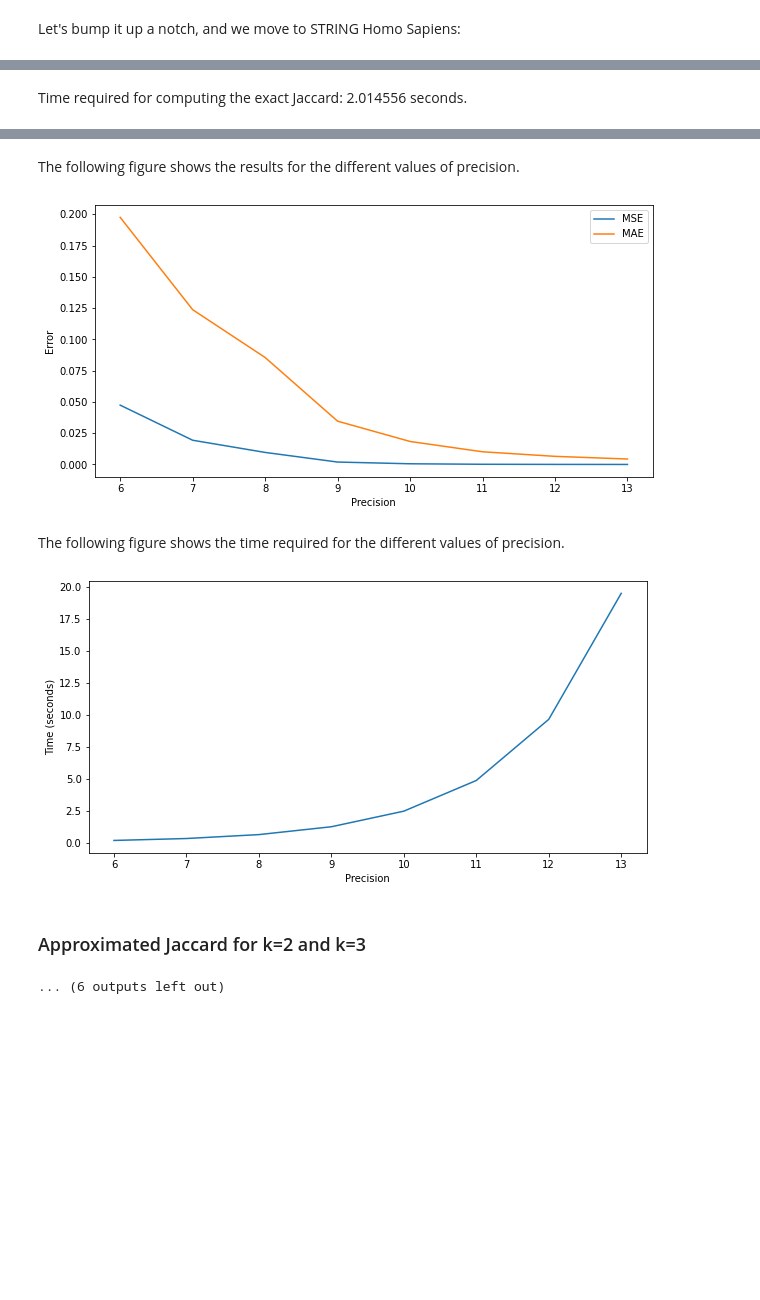
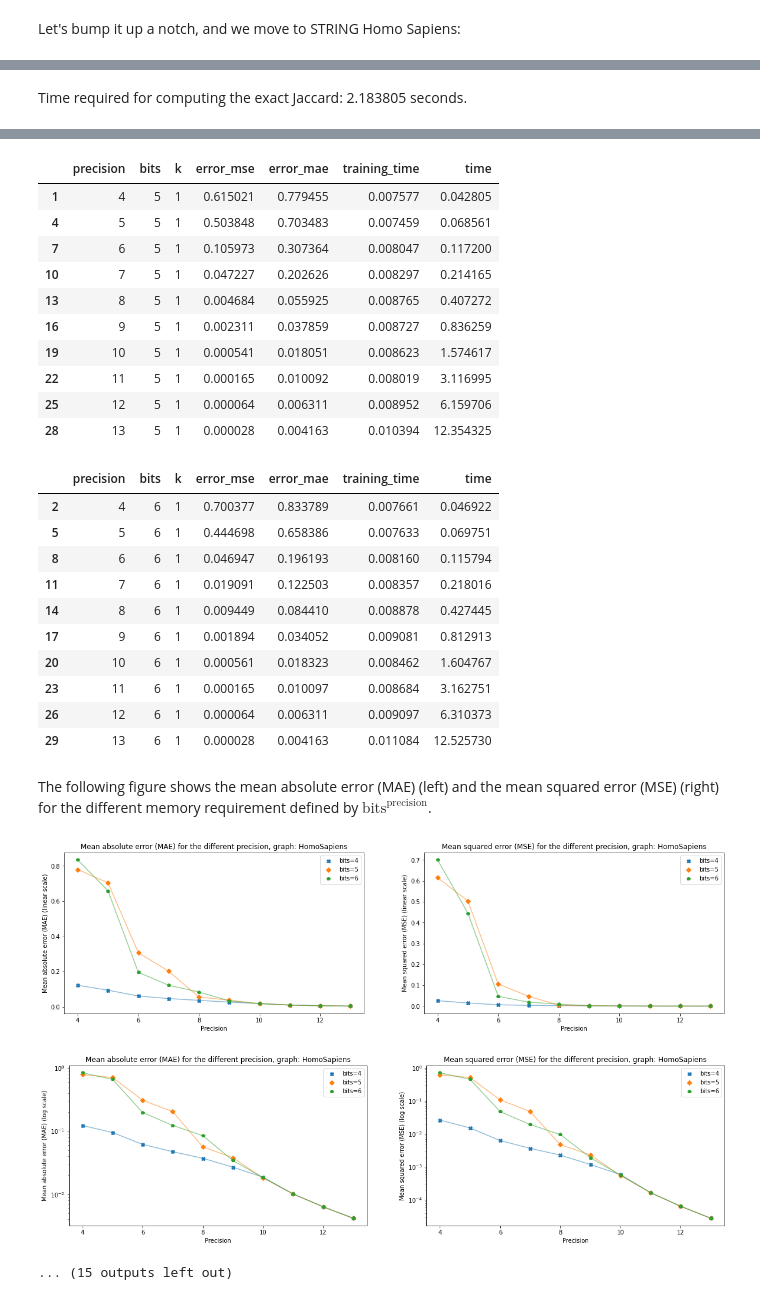
Before and after one commit to AnacletoLAB/grape, a Jupyter notebook: tutorials/Approximated k-hops Jaccard with GRAPE & HyperLogLog.ipynb, the cells around one changed output, grey strips where cells are left out. Saved outputs shown, nothing was run; the diff lists cells and outputs as text; code cells hidden in the pictures; blank space fills up the shorter version.

```diff
--- a/tutorials/Approximated k-hops Jaccard with GRAPE & HyperLogLog.ipynb
+++ b/tutorials/Approximated k-hops Jaccard with GRAPE & HyperLogLog.ipynb
@@ -166,7 +185,7 @@ We retrieve from GRAPE the HyperBall-based k-hops Jaccard model.
 # %%
 from grape import models
 
-HyperBallJaccard = models.HyperBallJaccard
+HyperJaccard = models.HyperJaccard
 # %% [markdown]
 To clean up the code, we define a function that will be used to display the results of the experiments.
 # %%
@@ -327,5 +494,5 @@ Wall time: 1min 11s
 # %%
-experiment(string)
+experiment(HomoSapiens())
 # %% [output]
 ## Experiments on HomoSapiens
 We use the HomoSapiens graph with 19566 nodes and 11938498 edges.
@@ -334 +501 @@ We estimate the error between the exact Jaccard and the approximated Jaccard for
-Time required for computing the exact Jaccard: 2.014556 seconds.
+Time required for computing the exact Jaccard: 2.183805 seconds.
@@ -345,6 +514,26 @@ The following table shows the results for the different values of precision.
+|  | precision | bits | k | error_mse | error_mae | training_time | time |
+| 1 | 4 | 5 | 1 | 0.615021 | 0.779455 | 0.007577 | 0.042805 |
+| 4 | 5 | 5 | 1 | 0.503848 | 0.703483 | 0.007459 | 0.068561 |
+| 7 | 6 | 5 | 1 | 0.105973 | 0.307364 | 0.008047 | 0.117200 |
+| 10 | 7 | 5 | 1 | 0.047227 | 0.202626 | 0.008297 | 0.214165 |
+| 13 | 8 | 5 | 1 | 0.004684 | 0.055925 | 0.008765 | 0.407272 |
+| 16 | 9 | 5 | 1 | 0.002311 | 0.037859 | 0.008727 | 0.836259 |
+| 19 | 10 | 5 | 1 | 0.000541 | 0.018051 | 0.008623 | 1.574617 |
+| 22 | 11 | 5 | 1 | 0.000165 | 0.010092 | 0.008019 | 3.116995 |
+| 25 | 12 | 5 | 1 | 0.000064 | 0.006311 | 0.008952 | 6.159706 |
+| 28 | 13 | 5 | 1 | 0.000028 | 0.004163 | 0.010394 | 12.354325 |
+|  | precision | bits | k | error_mse | error_mae | training_time | time |
+| 2 | 4 | 6 | 1 | 0.700377 | 0.833789 | 0.007661 | 0.046922 |
+| 5 | 5 | 6 | 1 | 0.444698 | 0.658386 | 0.007633 | 0.069751 |
+| 8 | 6 | 6 | 1 | 0.046947 | 0.196193 | 0.008160 | 0.115794 |
+| 11 | 7 | 6 | 1 | 0.019091 | 0.122503 | 0.008357 | 0.218016 |
+| 14 | 8 | 6 | 1 | 0.009449 | 0.084410 | 0.008878 | 0.427445 |
+| 17 | 9 | 6 | 1 | 0.001894 | 0.034052 | 0.009081 | 0.812913 |
+| 20 | 10 | 6 | 1 | 0.000561 | 0.018323 | 0.008462 | 1.604767 |
+| 23 | 11 | 6 | 1 | 0.000165 | 0.010097 | 0.008684 | 3.162751 |
+| 26 | 12 | 6 | 1 | 0.000064 | 0.006311 | 0.009097 | 6.310373 |
+| 29 | 13 | 6 | 1 | 0.000028 | 0.004163 | 0.011084 | 12.525730 |
-The following figure shows the results for the different values of precision.
+The following figure shows the mean absolute error (MAE) (left) and the mean squared error (MSE) (right) for the different memory requirement defined by $\text{bits}^{\text{precision}}$.
-[figure, old version]
+[figure, new version]
-The following figure shows the time required for the different values of precision.
-[figure, old version]
+[figure, new version]
-### Approximated Jaccard for k=2 and k=3
-... (6 outputs left out)
+... (15 outputs left out)
```
Also changed, not shown: parts of 11 cells of this notebook.
